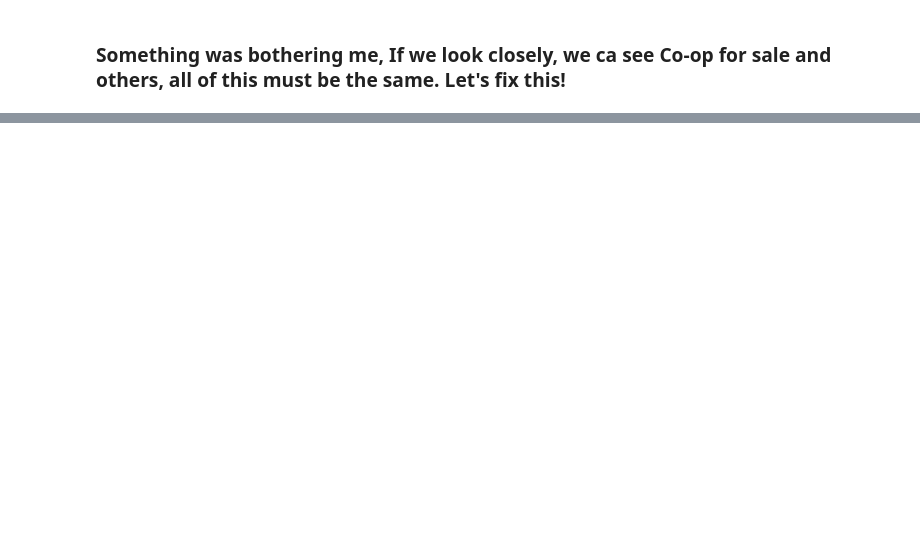
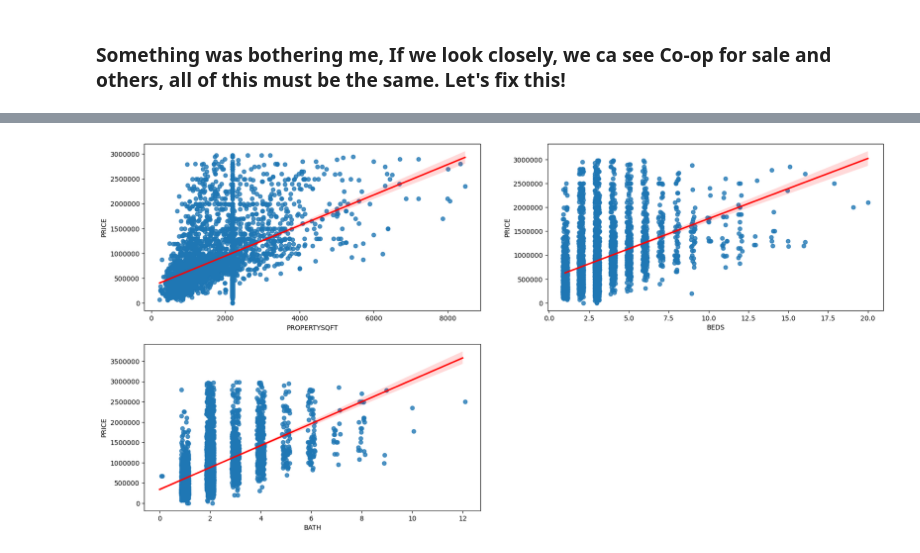
Before and after one commit to RamiroLedezma/EDA_PROJECTS, a Jupyter notebook: NY_housing_market/EDA_NY.ipynb, the cells around one changed output, grey strips where cells are left out. Drawn from its saved outputs; the diff is of its cells as text; code cells hidden in the pictures; blank space fills up the shorter version.

```diff
--- a/NY_housing_market/EDA_NY.ipynb
+++ b/NY_housing_market/EDA_NY.ipynb
@@ -240,0 +344,3 @@ fig.show()
+# %%
+df.drop(['LONGITUDE', 'LATITUDE', 'FORMATTED_ADDRESS', 'LONG_NAME', 'STREET_NAME', 'ADMINISTRATIVE_AREA_LEVEL_2', 'MAIN_ADDRESS', 'STATE', 'ADDRESS', 'BROKERTITLE'], axis=1, inplace=True)
+df
@@ -240,0 +363,14 @@ fig.show()
+# %%
+#calculate the upper and lower limits
+q1 = df[['PRICE']].quantile(0.25)
+q3 =df[['PRICE']].quantile(0.75)
+IQR = q3-q1
+lower = q1 - 1.5 * IQR
+upper = q3 + 1.5 * IQR
+# %%
+#Create arrays of Boolean values indicating the outlier rows
+upper_array = np.where(df[['PRICE']]>= upper)[0]
+lower_array = np.where(df[['PRICE']]<= lower)[0]
+
+df.drop(index=upper_array, inplace=True)
+df.drop(index=lower_array, inplace=True)
@@ -240,0 +393,20 @@ fig.show()
+# %%
+df.drop(df[df['PROPERTYSQFT'] >= 10000].index, inplace=True)
+# %%
+fig = plt.figure(figsize=(20, 10))
+
+fig1 = fig.add_subplot(221)
+sns.regplot(data=df, x="PROPERTYSQFT", y="PRICE", x_jitter=.15, line_kws=dict(color="r"), ax=fig1)
+fig1.ticklabel_format(style='plain')  # Establecer el formato de las etiquetas de los ejes en formato plano
+
+fig2 = fig.add_subplot(222)
+sns.regplot(data=df, x="BEDS", y="PRICE", x_jitter=.15, line_kws=dict(color="r"), ax=fig2)
+fig2.ticklabel_format(style='plain')  # Establecer el formato de las etiquetas de los ejes en formato plano
+
+fig3 = fig.add_subplot(223)
+sns.regplot(data=df, x="BATH", y="PRICE", x_jitter=.15, line_kws=dict(color="r"), ax=fig3)
+fig3.ticklabel_format(style='plain')  # Establecer el formato de las etiquetas de los ejes en formato plano
+
+plt.show()
+# %% [output]
+[figure, added]
```
Also changed, not shown: parts of 16 cells of this notebook.
